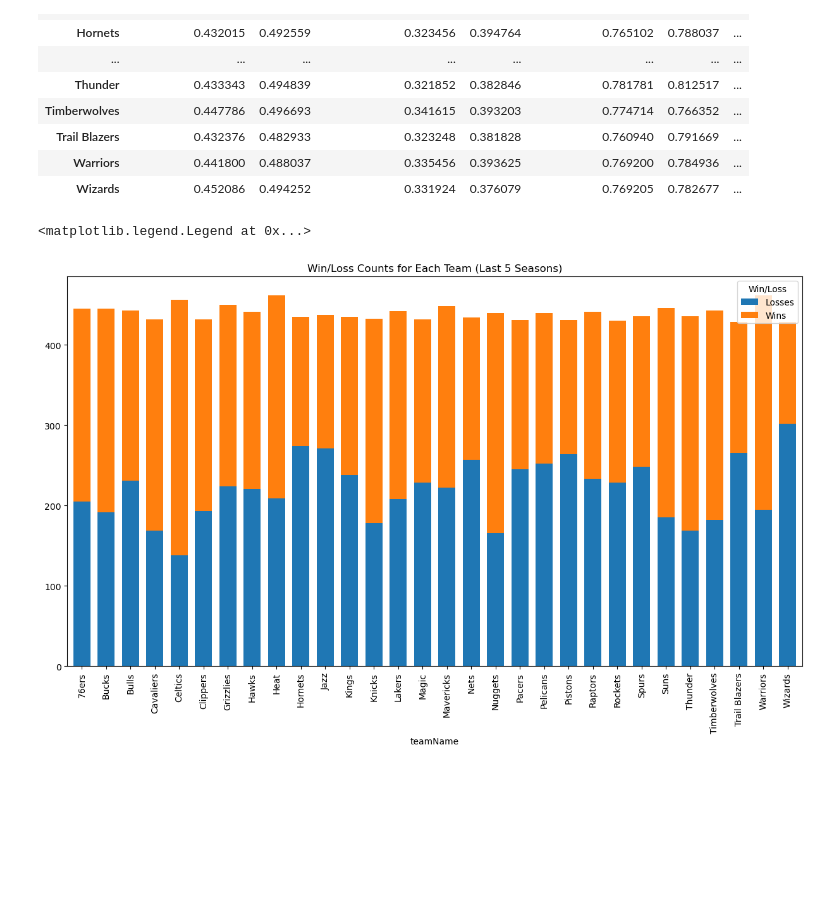
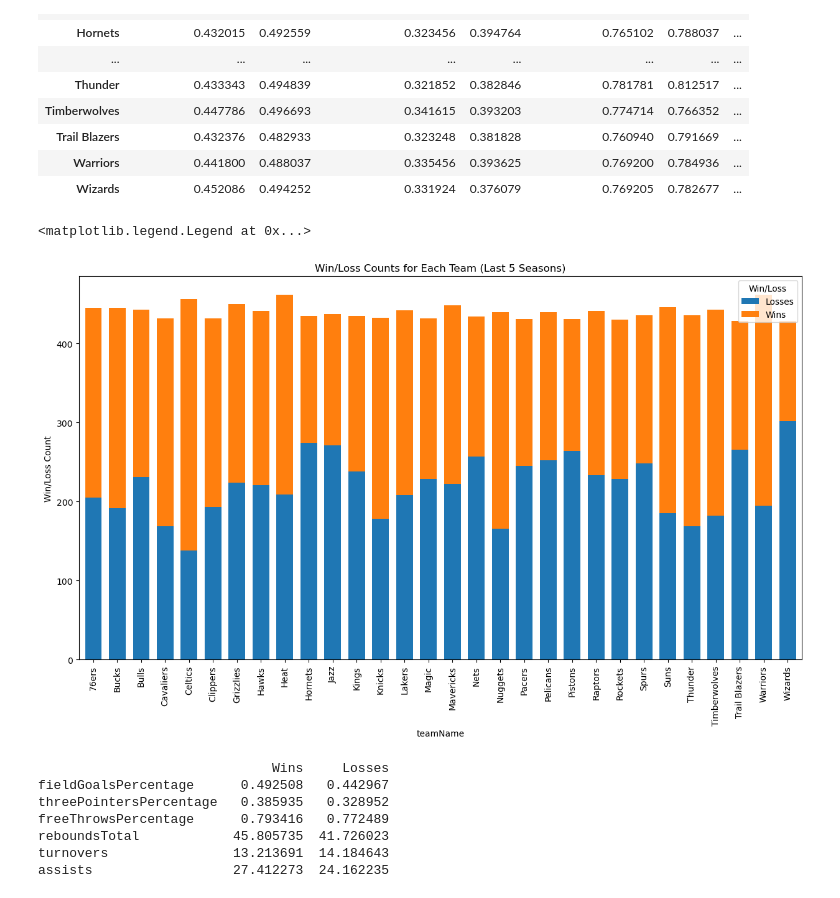
Before and after one commit to amararamsay347/NBA-Player-and-Team-Stats, a Jupyter notebook: TeamStats.ipynb, the cells around one changed output. Saved outputs shown, nothing was run; the diff lists cells and outputs as text; code cells hidden in the pictures; blank space fills up the shorter version.

```diff
--- a/TeamStats.ipynb
+++ b/TeamStats.ipynb
@@ -26,3 +30,6 @@ Data columns (total 59 columns):
  58  gameDate                 146768 non-null  object
 dtypes: float64(44), int64(6), object(9)
 memory usage: 66.1+ MB
+# %%
+team = team.dropna(subset=["win"])
+team.isna().sum()
@@ -148,12 +214,32 @@ western_teams = [team for team, conference in conference_mapping.items() if conf
 # %%
 #Visualize the difference in shooting, rebounds, turnovers, and assists between winning and losing
 #Show wins vs losses in a count plot
 
 win_loss_counts = filtered_teams.groupby(["teamName", "win"]).size().unstack(fill_value=0)
 ax = win_loss_counts.plot(kind="bar", stacked=True, figsize=(15, 8), width=0.70)
 
 ax.set_title("Win/Loss Counts for Each Team (Last 5 Seasons)")
+ax.set_ylabel("Win/Loss Count")
 ax.legend(title="Win/Loss", labels=["Losses", "Wins"])
 # %% [output]
 <matplotlib.legend.Legend at 0x...>
-[figure, old version]
+[figure, new version]
+# %%
+#Display stats for wins vs losses in the eastern conf.
+eastern_mask = team_last_5_seasons["teamName"].isin(eastern_teams)
+eastern_wins = team_last_5_seasons.loc[eastern_mask & team_last_5_seasons["win"].eq(1)]
+eastern_losses = team_last_5_seasons.loc[eastern_mask & team_last_5_seasons["win"].eq(0)]
+
+eastern_shooting_stats = pd.DataFrame({
+    "Wins": eastern_wins[stats].mean(),
+    "Losses": eastern_losses[stats].mean()
+})
+print(eastern_shooting_stats)
+# %% [output]
+                              Wins     Losses
+fieldGoalsPercentage      0.492508   0.442967
+threePointersPercentage   0.385935   0.328952
+freeThrowsPercentage      0.793416   0.772489
+reboundsTotal            45.805735  41.726023
+turnovers                13.213691  14.184643
+assists                  27.412273  24.162235
```
Also changed, not shown: parts of 12 cells of this notebook, 1 other file.
